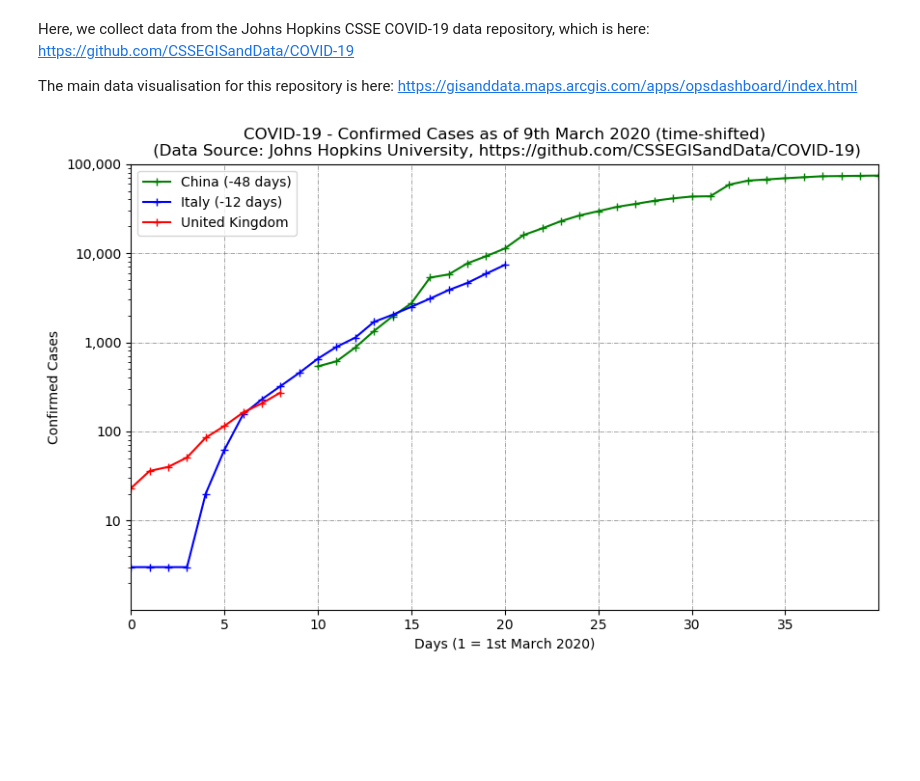
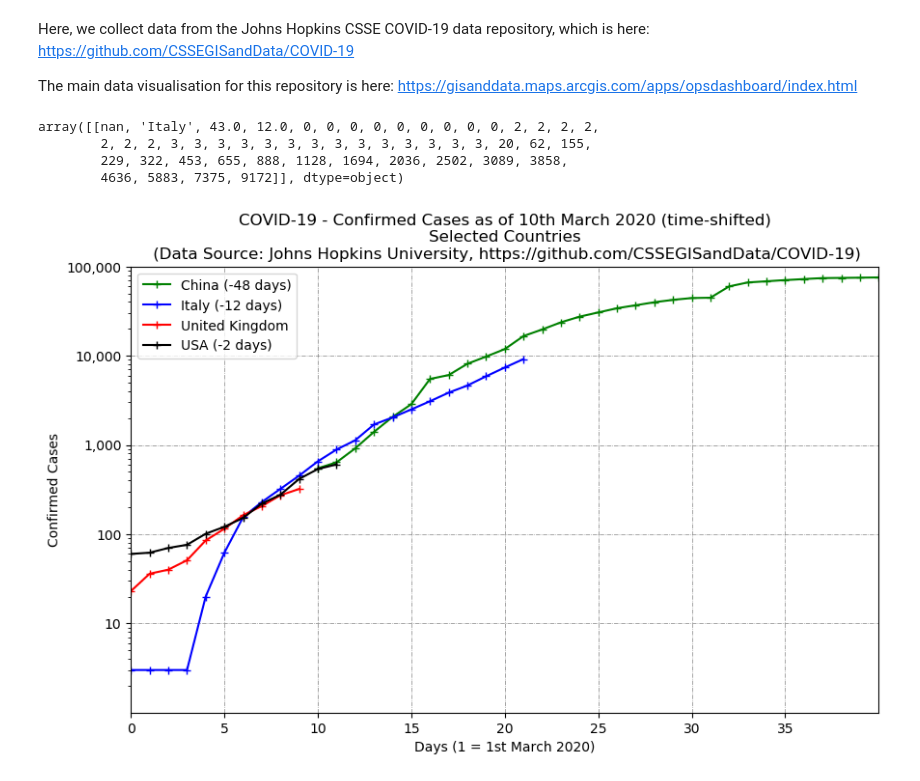
Before and after one commit to hywelowen/coronavirusgraphs, a Jupyter notebook: coronavirus.ipynb, the cells around one changed output. Cells and saved outputs as stored; diff of their text form; code cells hidden in the pictures; blank space fills up the shorter version.

```diff
--- a/coronavirus.ipynb
+++ b/coronavirus.ipynb
@@ -215,0 +156,8 @@ df_deaths_world = [covid_deaths_df.values[0:254][:,i].sum() for i in range(4,num
+# %%
+china_data = covid_confirmed_df[covid_confirmed_df["Country/Region"]=="Mainland China"]
+covid_confirmed_df[covid_confirmed_df["Country/Region"]=="Italy"].values
+# %% [output]
+array([[nan, 'Italy', 43.0, 12.0, 0, 0, 0, 0, 0, 0, 0, 0, 0, 2, 2, 2, 2,
+        2, 2, 2, 3, 3, 3, 3, 3, 3, 3, 3, 3, 3, 3, 3, 3, 3, 20, 62, 155,
+        229, 322, 453, 655, 888, 1128, 1694, 2036, 2502, 3089, 3858,
+        4636, 5883, 7375, 9172]], dtype=object)
@@ -229,33 +239,34 @@ plt.figure(figsize=(10,6))
 plt.plot(covid_confirmed_days+48,df_cases_china,'g+-')
 plt.plot(covid_confirmed_days+12,df_cases_italy,'b+-')
 plt.plot(covid_confirmed_days,df_cases_uk,'r+-')
+plt.plot(covid_confirmed_days+2,df_cases_us,'k+-')
 #plt.plot(covid_confirmed_days+15,df_cases_skorea,'k-')
 #plt.plot(covid_confirmed_days+4,df_cases_france,'k-')
 #plt.plot(covid_confirmed_days+4,df_cases_germany,'k-')
 #plt.plot(covid_confirmed_days-6,df_cases_india,'k-')
 #plt.plot(covid_confirmed_days+2,df_cases_spain,'k-')
 #plt.plot(covid_confirmed_days+10,df_cases_iran,'k-')
 #plt.plot(covid_confirmed_days,df_cases_switzerland,'k-')
 #plt.plot(covid_confirmed_days-15,df_cases_southafrica,'k-')
 #plt.plot(covid_confirmed_days-5,df_cases_czechrepublic,'k-')
 #plt.plot(covid_confirmed_days-4,df_cases_australia,'k-')
 #plt.plot(covid_confirmed_days-4,df_cases_hongkong,'k-')
 #plt.plot(covid_confirmed_days-1,df_cases_sweden,'k-')
 #plt.plot(covid_confirmed_days+14,df_cases_japan,'k-')
 #plt.plot(covid_confirmed_days+0,df_cases_norway,'k-')
 #plt.plot(covid_confirmed_days-1,df_cases_belgium,'k-')
 #plt.plot(covid_confirmed_days+48,df_cases_world,'+-.')
 plt.grid(linestyle='-.', linewidth='0.5', color='gray')
 plt.yscale('log')
 plt.ylim(1,1e5)
 plt.xlim(0,40)
 plt.xticks(np.arange(0,40,5))
 plt.yticks([10,100,1000,10000,1e5],['10','100','1,000','10,000','100,000'])
 plt.xlabel('Days (1 = 1st March 2020)')
 plt.ylabel('Confirmed Cases')
 #plt.legend(['Italy (-12dy)','Germany (-4dy)','France (-4dy)','USA (-2dy)','S. Korea (-15dy)','China (-48dy)','Iran (-10dy)','India (+2dy)','United Kingdom'])
-plt.legend(['China (-48 days)','Italy (-12 days)','United Kingdom'])
-plt.title('COVID-19 - Confirmed Cases as of 9th March 2020 (time-shifted)\n (Data Source: Johns Hopkins University, https://github.com/CSSEGISandData/COVID-19)')
+plt.legend(['China (-48 days)','Italy (-12 days)','United Kingdom', 'USA (-2 days)'])
+plt.title('COVID-19 - Confirmed Cases as of 10th March 2020 (time-shifted)\nSelected Countries\n (Data Source: Johns Hopkins University, https://github.com/CSSEGISandData/COVID-19)')
 plt.savefig("coronaviruscases.png")
 # %% [output]
-[figure, old version]
+[figure, new version]
```
Also changed, not shown: parts of 7 cells of this notebook.
